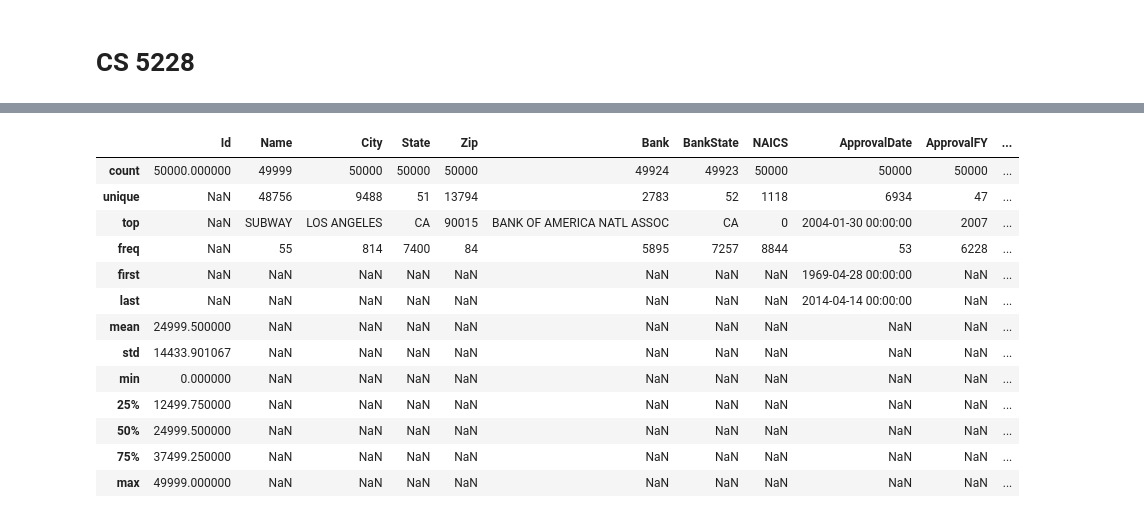
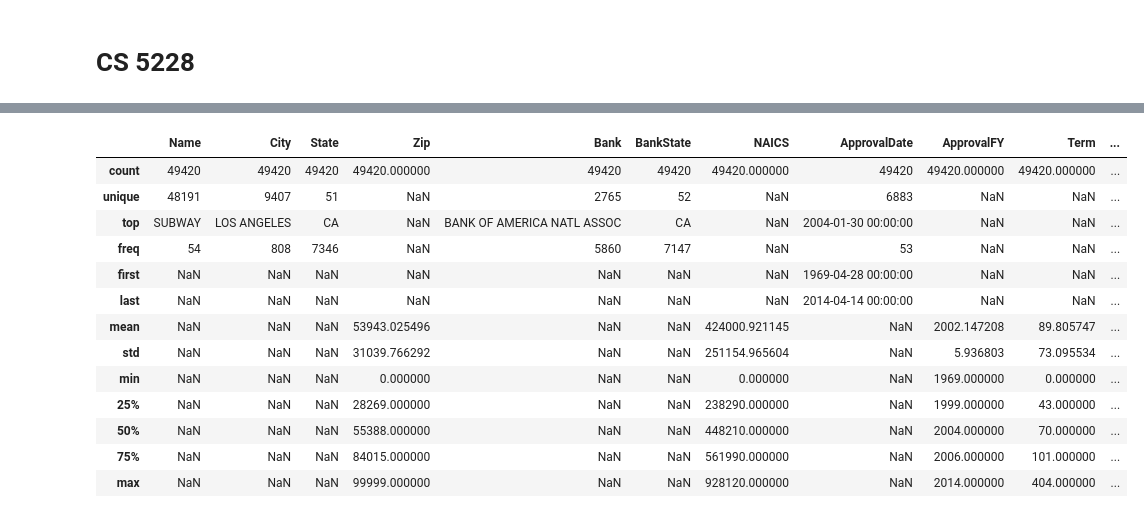
Before and after one commit to pocketgirl89757/CS5228_Project, a Jupyter notebook: data_cleaning.ipynb, the cells around one changed output, grey strips where cells are left out. Cells and saved outputs as stored; diff of their text form; code cells hidden in the pictures.

```diff
--- a/data_cleaning.ipynb
+++ b/data_cleaning.ipynb
@@ -3,14 +32,8 @@
 # %%
-import pandas as pd
-import locale
-import numpy as np
-
 locale.setlocale(locale.LC_ALL,'')
 pd.set_option('display.max_columns', None)
 
-df_train = pd.read_csv("dataset/Xtrain.csv",dtype= {'Zip': 'object', 'NAICS':'object',
-                                              'NewExist':'object', 'FranchiseCode':'object',
-                                              'UrbanRural':'object'}, parse_dates=['ApprovalDate','DisbursementDate'])
+df_train = pd.read_csv("dataset/Xtrain.csv",dtype= {'Zip': 'object', 'NAICS':'object', 'NewExist':'object', 'FranchiseCode':'object', 'UrbanRural':'object'}, parse_dates=['ApprovalDate','DisbursementDate'])
 y_train = pd.read_csv("dataset/Ytrain.csv")
 df_train = pd.concat([df_train, y_train['ChargeOff']], axis = 1)
 
@@ -31,14 +54,22 @@ def data_preprocessing(df):
     df.loc[(df['RevLineCr']!='Y'), 'RevLineCr'] = 'N'
     df.loc[(df['LowDoc']!='Y') & (df['LowDoc']!='N'), 'LowDoc'] = np.NaN
 
-    # Process Numberic
+    # Process Numeric
     df['DisbursementGross']= pd.to_numeric(df['DisbursementGross'].map(lambda x: locale.atof(x.strip('$').replace(',','').replace(' ',''))),downcast='float')
     df['GrAppv']= pd.to_numeric(df['GrAppv'].map(lambda x: locale.atof(x.strip('$').replace(',','').replace(' ',''))),downcast='float')
     df['SBA_Appv']= pd.to_numeric(df['SBA_Appv'].map(lambda x: locale.atof(x.strip('$').replace(',','').replace(' ',''))),downcast='float')
+    df['ApprovalFY'] = df.ApprovalFY.str.replace(r"\D",'')
+    df['ApprovalFY']= pd.to_numeric(df['ApprovalFY'],downcast='integer')
+    df['NAICS'] = df.NAICS.str.replace(r"\D",'')
+    df['NAICS']= pd.to_numeric(df['NAICS'],downcast='integer')
+    df['Zip'] = df.Zip.str.replace(r"\D",'')
+    df['Zip']= pd.to_numeric(df['Zip'],downcast='integer')
+    df['FranchiseCode'] = df.FranchiseCode.str.replace(r"\D",'')
+    df['FranchiseCode']= pd.to_numeric(df['FranchiseCode'],downcast='integer')
 
     return df
 
-def one_hot_encoding(df):
+def one_hot_encoding_common(df):
     NewExist_dummy = pd.get_dummies(df['NewExist'], prefix='NewExist')
     UrbanRural_dummy = pd.get_dummies(df['UrbanRural'], prefix='UrbanRural')
     RevLineCr_dummy = pd.get_dummies(df['RevLineCr'], prefix='RevLineCr')
@@ -49,19 +80,27 @@ def one_hot_encoding(df):
 
     return df
 
+
+def feature_transformation(df_in):
+    df_feature = df_in.copy()
+    inf = float('inf')
+    df_feature.NoEmp = pd.cut(df_feature.NoEmp, bins=[-inf, 9.99, 49.99, 249.99, inf], labels=['Micro', 'Small', 'Medium', 'Large'])
+    df_feature.Term = pd.cut(df_feature.Term, bins=[-inf, 0.99*12, 2.99*12, 24.99*12, inf], labels=['Short', 'Intermediate', 'Long', 'Extra Long'])
+    return pd.get_dummies(df_feature, columns=['NoEmp', 'Term'])
+
+
 print("Training data size before removing duplicate:", df_train.shape)
 df_train = df_train.drop_duplicates(subset=df_train.columns.difference(['Id']))
 print("Training data size after removing duplicate:", df_train.shape)
 
 df1 = data_preprocessing(df_train)
+df2 = df1.dropna()
+df3 = df1.fillna(-1)
 
-df2 = df1.dropna()
-df3 = df1.fillna('Unknown')
-
-df4 = one_hot_encoding(df2)
-df5 = one_hot_encoding(df3)
-
-df1.head(10)
+base_dropna = one_hot_encoding_common(df2)
+base_fillna = one_hot_encoding_common(df3)
+feature_dropna = feature_transformation(base_dropna)
+feature_fillna = feature_transformation(base_fillna)
 # %% [output]
 Training data size before removing duplicate: (50000, 25)
 Training data size after removing duplicate: (50000, 25)
@@ -79,17 +107,17 @@ Training data size after removing duplicate: (50000, 25)
 # %%
-df1.describe(include='all')
+base_dropna.describe(include='all')
 # %% [output]
-|  | Id | Name | City | State | Zip | Bank | BankState | NAICS | ApprovalDate | ApprovalFY | ... |
-| count | 50000.000000 | 49999 | 50000 | 50000 | 50000 | 49924 | 49923 | 50000 | 50000 | 50000 | ... |
-| unique | NaN | 48756 | 9488 | 51 | 13794 | 2783 | 52 | 1118 | 6934 | 47 | ... |
-| top | NaN | SUBWAY | LOS ANGELES | CA | 90015 | BANK OF AMERICA NATL ASSOC | CA | 0 | 2004-01-30 00:00:00 | 2007 | ... |
-| freq | NaN | 55 | 814 | 7400 | 84 | 5895 | 7257 | 8844 | 53 | 6228 | ... |
-| first | NaN | NaN | NaN | NaN | NaN | NaN | NaN | NaN | 1969-04-28 00:00:00 | NaN | ... |
-| last | NaN | NaN | NaN | NaN | NaN | NaN | NaN | NaN | 2014-04-14 00:00:00 | NaN | ... |
-| mean | 24999.500000 | NaN | NaN | NaN | NaN | NaN | NaN | NaN | NaN | NaN | ... |
-| std | 14433.901067 | NaN | NaN | NaN | NaN | NaN | NaN | NaN | NaN | NaN | ... |
-| min | 0.000000 | NaN | NaN | NaN | NaN | NaN | NaN | NaN | NaN | NaN | ... |
-| 25% | 12499.750000 | NaN | NaN | NaN | NaN | NaN | NaN | NaN | NaN | NaN | ... |
-| 50% | 24999.500000 | NaN | NaN | NaN | NaN | NaN | NaN | NaN | NaN | NaN | ... |
-| 75% | 37499.250000 | NaN | NaN | NaN | NaN | NaN | NaN | NaN | NaN | NaN | ... |
-| max | 49999.000000 | NaN | NaN | NaN | NaN | NaN | NaN | NaN | NaN | NaN | ... |
+|  | Name | City | State | Zip | Bank | BankState | NAICS | ApprovalDate | ApprovalFY | Term | ... |
+| count | 49420 | 49420 | 49420 | 49420.000000 | 49420 | 49420 | 49420.000000 | 49420 | 49420.000000 | 49420.000000 | ... |
+| unique | 48191 | 9407 | 51 | NaN | 2765 | 52 | NaN | 6883 | NaN | NaN | ... |
+| top | SUBWAY | LOS ANGELES | CA | NaN | BANK OF AMERICA NATL ASSOC | CA | NaN | 2004-01-30 00:00:00 | NaN | NaN | ... |
+| freq | 54 | 808 | 7346 | NaN | 5860 | 7147 | NaN | 53 | NaN | NaN | ... |
+| first | NaN | NaN | NaN | NaN | NaN | NaN | NaN | 1969-04-28 00:00:00 | NaN | NaN | ... |
+| last | NaN | NaN | NaN | NaN | NaN | NaN | NaN | 2014-04-14 00:00:00 | NaN | NaN | ... |
+| mean | NaN | NaN | NaN | 53943.025496 | NaN | NaN | 424000.921145 | NaN | 2002.147208 | 89.805747 | ... |
+| std | NaN | NaN | NaN | 31039.766292 | NaN | NaN | 251154.965604 | NaN | 5.936803 | 73.095534 | ... |
+| min | NaN | NaN | NaN | 0.000000 | NaN | NaN | 0.000000 | NaN | 1969.000000 | 0.000000 | ... |
+| 25% | NaN | NaN | NaN | 28269.000000 | NaN | NaN | 238290.000000 | NaN | 1999.000000 | 43.000000 | ... |
+| 50% | NaN | NaN | NaN | 55388.000000 | NaN | NaN | 448210.000000 | NaN | 2004.000000 | 70.000000 | ... |
+| 75% | NaN | NaN | NaN | 84015.000000 | NaN | NaN | 561990.000000 | NaN | 2006.000000 | 101.000000 | ... |
+| max | NaN | NaN | NaN | 99999.000000 | NaN | NaN | 928120.000000 | NaN | 2014.000000 | 404.000000 | ... |
```
Also changed, not shown: parts of 14 cells of this notebook.
